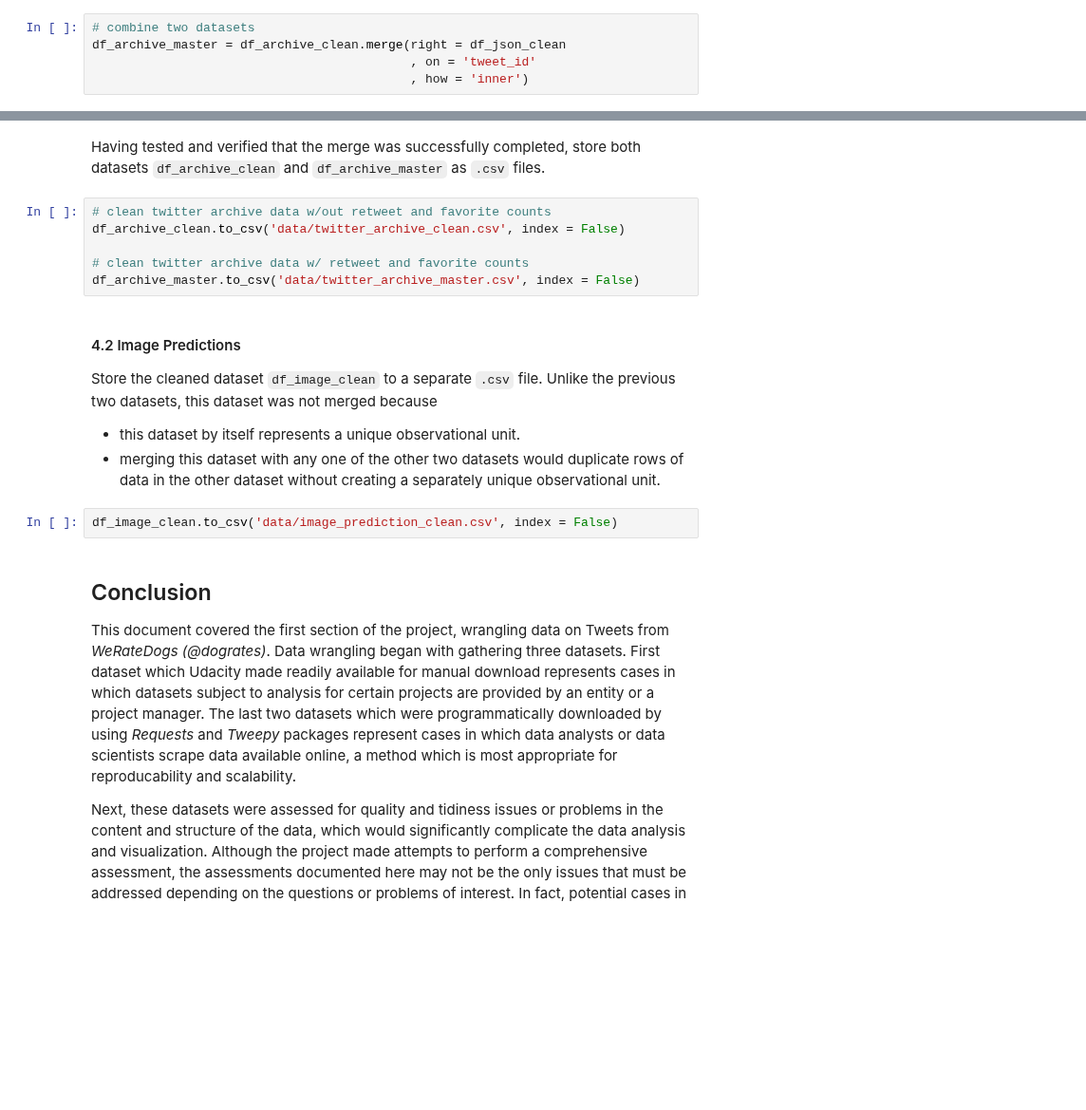
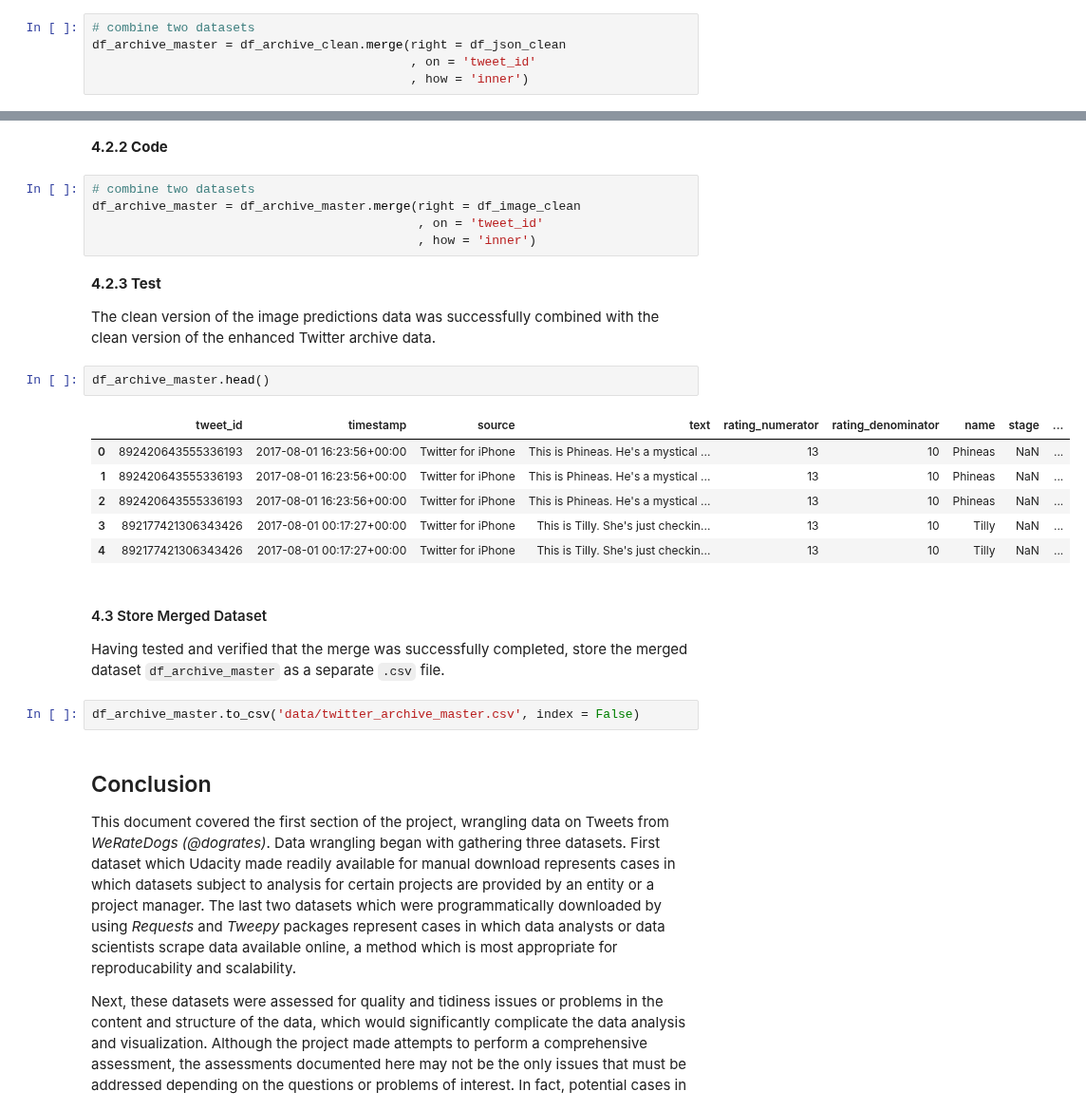
Before and after one commit to jmlcode/p3-analyze-tweet-data, a Jupyter notebook: analyze_tweet_1_wrangle.ipynb, the cells around one changed output, grey strips where cells are left out. Shown at 95% size. Saved outputs shown, nothing was run; the diff lists cells and outputs as text; blank space fills up the shorter version.

Commit message:
Merge all three cleaned datasets into a single master data
  - Combine image predictions data to enhanced twitter archive data
  - Do not store individual cleaned datasets

```diff
--- a/analyze_tweet_1_wrangle.ipynb
+++ b/analyze_tweet_1_wrangle.ipynb
@@ -955,18 +962,28 @@ df_archive_clean.shape[0], df_json_clean.shape[0], df_archive_master.shape[0]
+# %% [markdown]
+__4.2.2 Code__
+# %%
+# combine two datasets
+df_archive_master = df_archive_master.merge(right = df_image_clean
+                                            , on = 'tweet_id'
+                                            , how = 'inner')
+# %% [markdown]
+__4.2.3 Test__
+
+The clean version of the image predictions data was successfully combined with the clean version of the enhanced Twitter archive data.
+# %%
+df_archive_master.head()
+# %% [output]
+|  | tweet_id | timestamp | source | text | rating_numerator | rating_denominator | name | stage | ... |
+| 0 | 892420643555336193 | 2017-08-01 16:23:56+00:00 | Twitter for iPhone | This is Phineas. He's a mystical ... | 13 | 10 | Phineas | NaN | ... |
+| 1 | 892420643555336193 | 2017-08-01 16:23:56+00:00 | Twitter for iPhone | This is Phineas. He's a mystical ... | 13 | 10 | Phineas | NaN | ... |
+| 2 | 892420643555336193 | 2017-08-01 16:23:56+00:00 | Twitter for iPhone | This is Phineas. He's a mystical ... | 13 | 10 | Phineas | NaN | ... |
+| 3 | 892177421306343426 | 2017-08-01 00:17:27+00:00 | Twitter for iPhone | This is Tilly. She's just checkin... | 13 | 10 | Tilly | NaN | ... |
+| 4 | 892177421306343426 | 2017-08-01 00:17:27+00:00 | Twitter for iPhone | This is Tilly. She's just checkin... | 13 | 10 | Tilly | NaN | ... |
 # %% [markdown]
-Having tested and verified that the merge was successfully completed, store both datasets `df_archive_clean` and `df_archive_master` as `.csv` files.
+#### 4.3 Store Merged Dataset
+Having tested and verified that the merge was successfully completed, store the merged dataset `df_archive_master` as a separate `.csv` file.
-# %%
-# clean twitter archive data w/out retweet and favorite counts
-df_archive_clean.to_csv('data/twitter_archive_clean.csv', index = False)
-
-# clean twitter archive data w/ retweet and favorite counts
-df_archive_master.to_csv('data/twitter_archive_master.csv', index = False)
-# %% [markdown]
-#### 4.2 Image Predictions
-Store the cleaned dataset `df_image_clean` to a separate `.csv` file. Unlike the previous two datasets, this dataset was not merged because
-* this dataset by itself represents a unique observational unit.
-* merging this dataset with any one of the other two datasets would duplicate rows of data in the other dataset without creating a separately unique observational unit.
 # %%
-df_image_clean.to_csv('data/image_prediction_clean.csv', index = False)
+df_archive_master.to_csv('data/twitter_archive_master.csv', index = False)
 # %% [markdown]
 <a id='conclusion'></a>
 ## Conclusion
```
Also changed, not shown: parts of 4 cells of this notebook.
